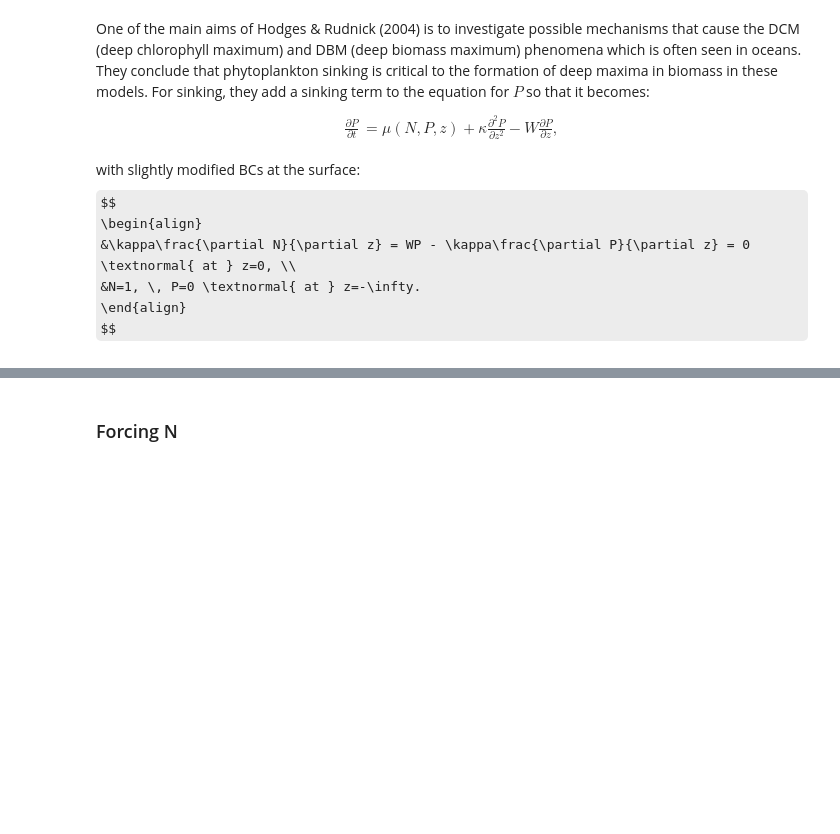
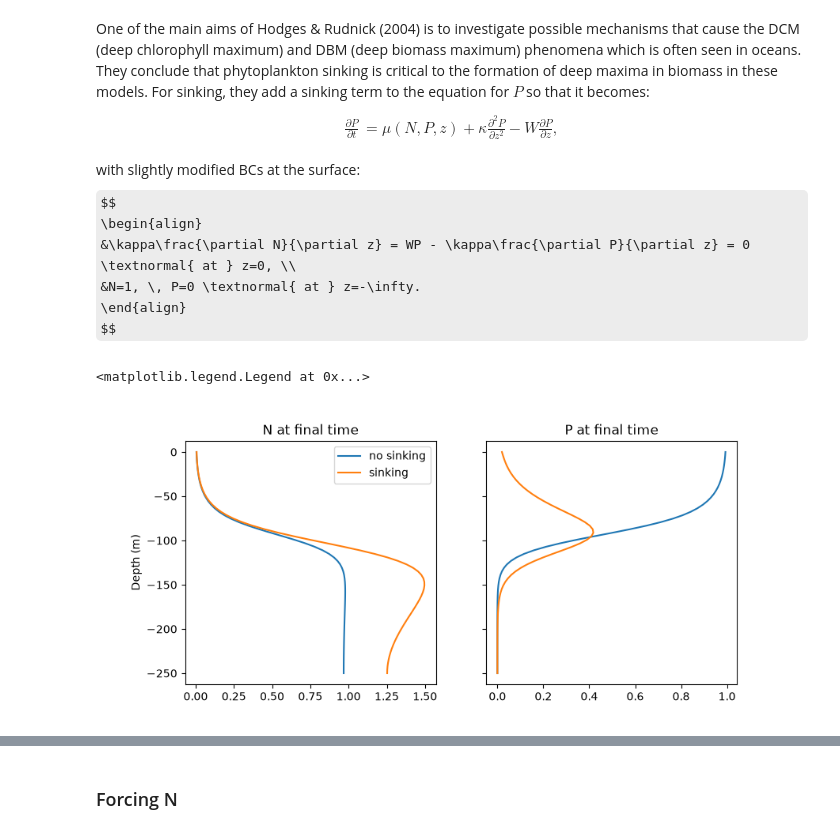
Before and after one commit to kb1901/732_phytoplankton_proj, a Jupyter notebook: notebook.ipynb, the cells around one changed output, grey strips where cells are left out. Cells and saved outputs as stored; diff of their text form; code cells hidden in the pictures; some formulas as TeX source; blank space fills up the shorter version.

```diff
--- a/notebook.ipynb
+++ b/notebook.ipynb
@@ -57,3 +117,15 @@ $$
     &N=1, \, P=0 \textnormal{ at } z=-\infty.
 \end{align}
 $$
+# %%
+sink = sim.run(SINKING_ENABLED=True)
+
+fig, ax = plt.subplots(1, 2, sharey=True, figsize=(9, 4))
+for res, name in ((base, "no sinking"), (sink, "sinking")):
+    ax[0].plot(res.N[-1], res.depth, label=name)
+    ax[1].plot(res.P[-1], res.depth, label=name)
+ax[0].set_title("N at final time"); ax[1].set_title("P at final time")
+ax[0].set_ylabel("Depth (m)"); ax[0].legend()
+# %% [output]
+<matplotlib.legend.Legend at 0x...>
+[figure, added]
```
Also changed, not shown: parts of 17 cells of this notebook, 3 other files.
